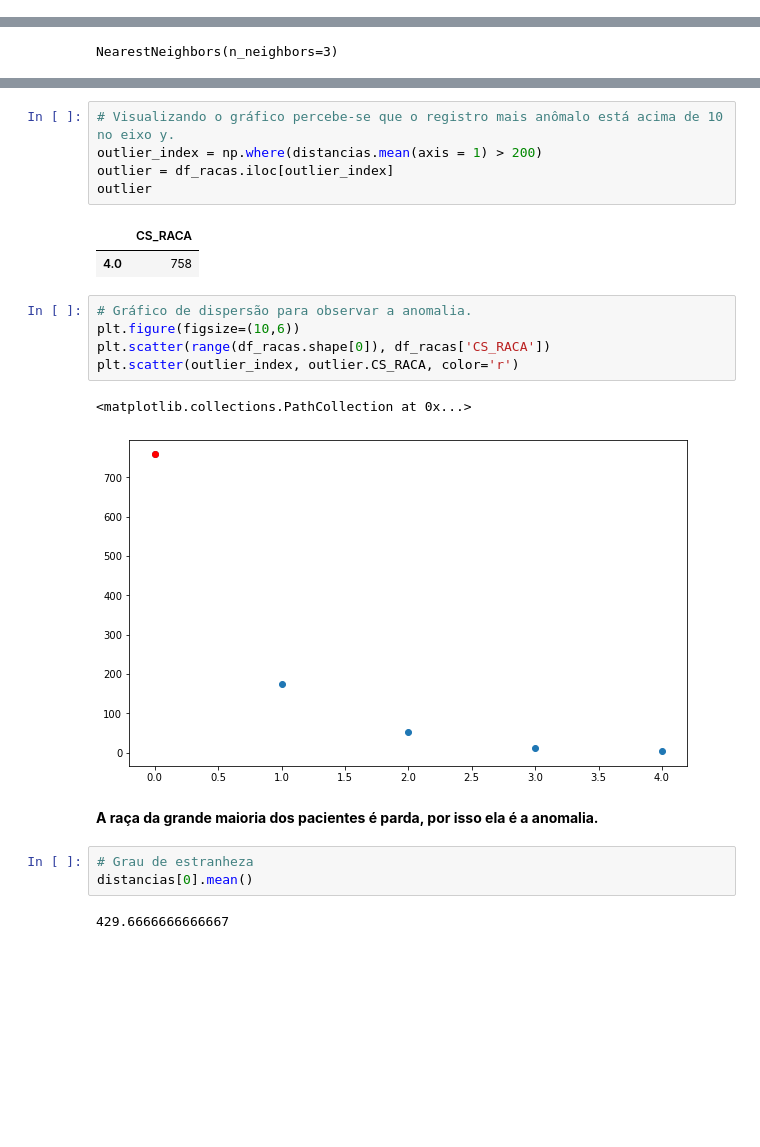
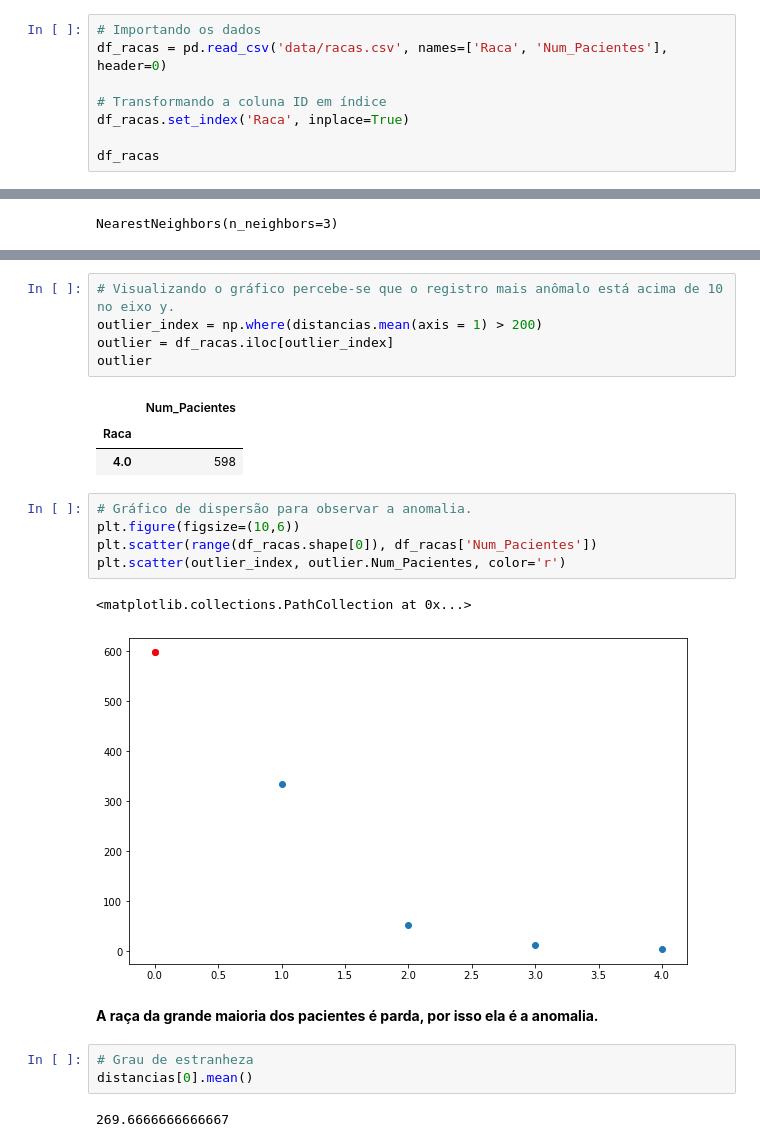
Before and after one commit to endhel/SRAG-Agrupamento-Deteccao-De-Anomalia, a Jupyter notebook: SRAG-Agrupamento-Deteccao-Anomalias.ipynb, the cells around one changed output, grey strips where cells are left out. Drawn from its saved outputs; the diff is of its cells as text; blank space fills up the shorter version.

```diff
--- a/SRAG-Agrupamento-Deteccao-Anomalias.ipynb
+++ b/SRAG-Agrupamento-Deteccao-Anomalias.ipynb
@@ -1085,3 +1308,11 @@ distancias[980].mean()
 1.3333333333333333
 # %% [markdown]
 ### 4.2.9. Raça dos Pacientes
+# %%
+# Importando os dados
+df_racas = pd.read_csv('data/racas.csv', names=['Raca', 'Num_Pacientes'], header=0)
+
+# Transformando a coluna ID em índice
+df_racas.set_index('Raca', inplace=True)
+
+df_racas
@@ -1107,20 +1346,21 @@ outlier_index = np.where(distancias.mean(axis = 1) > 200)
 outlier = df_racas.iloc[outlier_index]
 outlier
 # %% [output]
-|  | CS_RACA |
-| 4.0 | 758 |
+|  | Num_Pacientes |
+| Raca |  |
+| 4.0 | 598 |
 # %%
 # Gráfico de dispersão para observar a anomalia.
 plt.figure(figsize=(10,6))
-plt.scatter(range(df_racas.shape[0]), df_racas['CS_RACA'])
-plt.scatter(outlier_index, outlier.CS_RACA, color='r')
+plt.scatter(range(df_racas.shape[0]), df_racas['Num_Pacientes'])
+plt.scatter(outlier_index, outlier.Num_Pacientes, color='r')
 # %% [output]
 <matplotlib.collections.PathCollection at 0x...>
-[figure, old version]
+[figure, new version]
 # %% [markdown]
 **A raça da grande maioria dos pacientes é parda, por isso ela é a anomalia.**
 # %%
 # Grau de estranheza
 distancias[0].mean()
 # %% [output]
-429.6666666666667
+269.6666666666667
```
Also changed, not shown: parts of 55 cells of this notebook, 8 other files.
